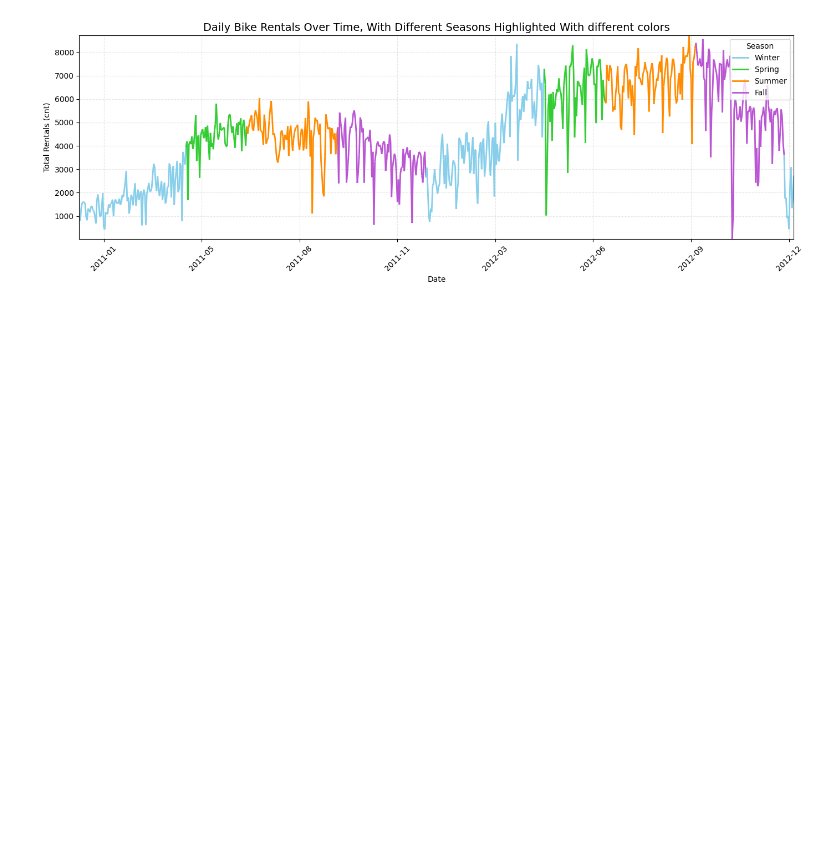
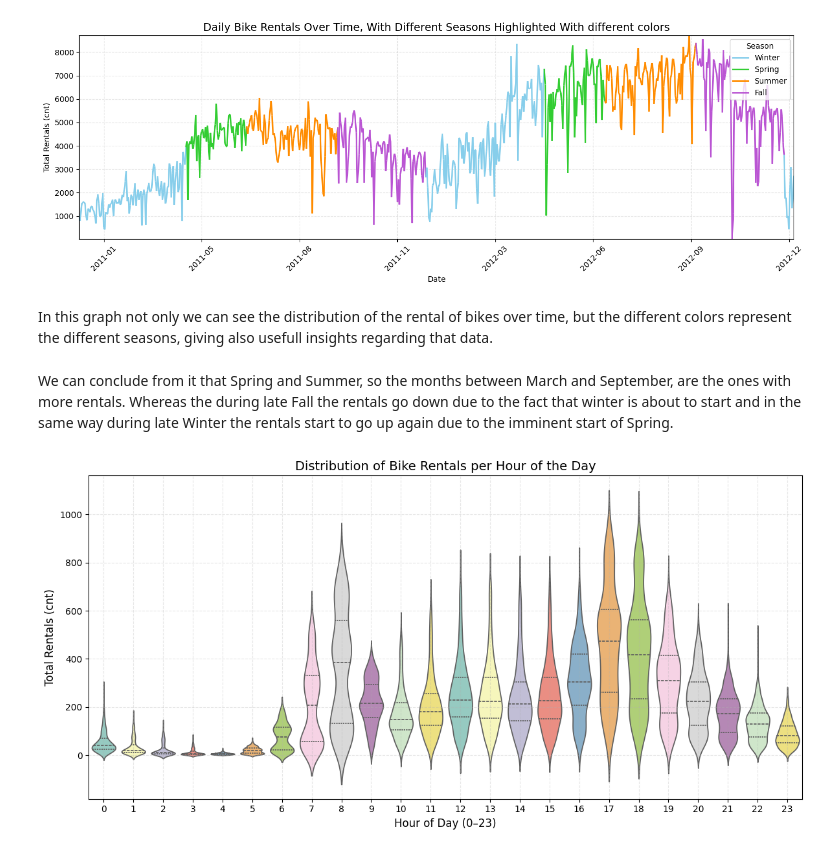
Before and after one commit to gregfu05/ML-fundamentals-2025_ASSIGNEMENT_2, a Jupyter notebook: Assignement_2_Gregorio_Santi_Furnari.ipynb, the cells around one changed output. Saved outputs shown, nothing was run; the diff lists cells and outputs as text; code cells hidden in the pictures; blank space fills up the shorter version.

```diff
--- a/Assignement_2_Gregorio_Santi_Furnari.ipynb
+++ b/Assignement_2_Gregorio_Santi_Furnari.ipynb
@@ -124,3 +113,18 @@ plt.tight_layout()
 plt.show()
 # %% [output]
 [figure]
+# %% [markdown]
+In this graph not only we can see the distribution of the rental of bikes over time, but the different colors represent the different seasons, giving also usefull insights regarding that data.
+# %% [markdown]
+We can conclude from it that Spring and Summer, so the months between March and September, are the ones with more rentals. Whereas the during late Fall the rentals go down due to the fact that winter is about to start and in the same way during late Winter the rentals start to go up again due to the imminent start of Spring.
+# %%
+plt.figure(figsize=(12, 6))
+sns.violinplot(data=df, x="hr", y="cnt", palette="Set3", inner="quartile")
+plt.title("Distribution of Bike Rentals per Hour of the Day", fontsize=14)
+plt.xlabel("Hour of Day (0–23)", fontsize=12)
+plt.ylabel("Total Rentals (cnt)", fontsize=12)
+plt.grid(True, linestyle="--", alpha=0.3)
+plt.tight_layout()
+plt.show()
+# %% [output]
+[figure, added]
```
Also changed, not shown: parts of 51 cells of this notebook.
